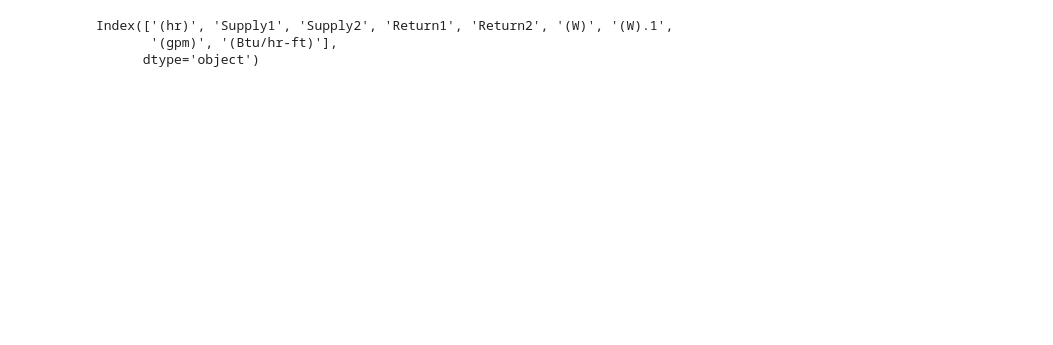
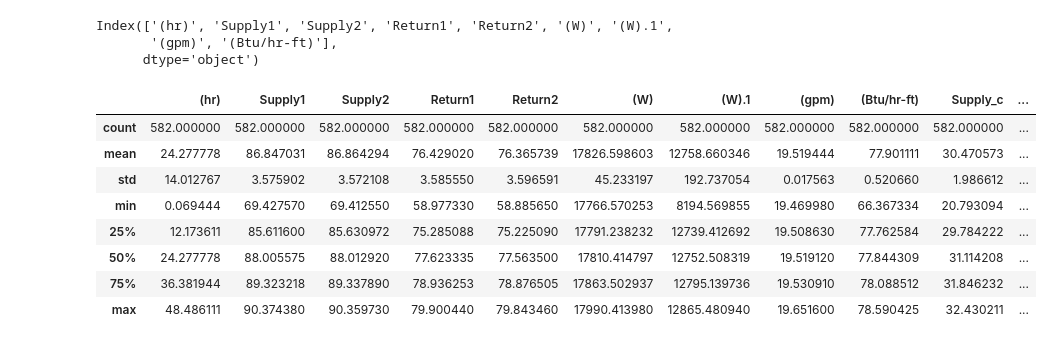
Before and after one commit to clementinec/ntrt, a Jupyter notebook: data/plotsgen.ipynb, the cells around one changed output. Cells and saved outputs as stored; diff of their text form; code cells hidden in the pictures; blank space fills up the shorter version.

```diff
--- a/data/plotsgen.ipynb
+++ b/data/plotsgen.ipynb
@@ -70,3 +73,15 @@ dat2.columns
 Index(['(hr)', 'Supply1', 'Supply2', 'Return1', 'Return2', '(W)', '(W).1',
        '(gpm)', '(Btu/hr-ft)'],
       dtype='object')
+# %%
+dat.describe()
+# %% [output]
+|  | (hr) | Supply1 | Supply2 | Return1 | Return2 | (W) | (W).1 | (gpm) | (Btu/hr-ft) | Supply_c | ... |
+| count | 582.000000 | 582.000000 | 582.000000 | 582.000000 | 582.000000 | 582.000000 | 582.000000 | 582.000000 | 582.000000 | 582.000000 | ... |
+| mean | 24.277778 | 86.847031 | 86.864294 | 76.429020 | 76.365739 | 17826.598603 | 12758.660346 | 19.519444 | 77.901111 | 30.470573 | ... |
+| std | 14.012767 | 3.575902 | 3.572108 | 3.585550 | 3.596591 | 45.233197 | 192.737054 | 0.017563 | 0.520660 | 1.986612 | ... |
+| min | 0.069444 | 69.427570 | 69.412550 | 58.977330 | 58.885650 | 17766.570253 | 8194.569855 | 19.469980 | 66.367334 | 20.793094 | ... |
+| 25% | 12.173611 | 85.611600 | 85.630972 | 75.285088 | 75.225090 | 17791.238232 | 12739.412692 | 19.508630 | 77.762584 | 29.784222 | ... |
+| 50% | 24.277778 | 88.005575 | 88.012920 | 77.623335 | 77.563500 | 17810.414797 | 12752.508319 | 19.519120 | 77.844309 | 31.114208 | ... |
+| 75% | 36.381944 | 89.323218 | 89.337890 | 78.936253 | 78.876505 | 17863.502937 | 12795.139736 | 19.530910 | 78.088512 | 31.846232 | ... |
+| max | 48.486111 | 90.374380 | 90.359730 | 79.900440 | 79.843460 | 17990.413980 | 12865.480940 | 19.651600 | 78.590425 | 32.430211 | ... |
```
Also changed, not shown: parts of 2 cells of this notebook, 5 other files.
